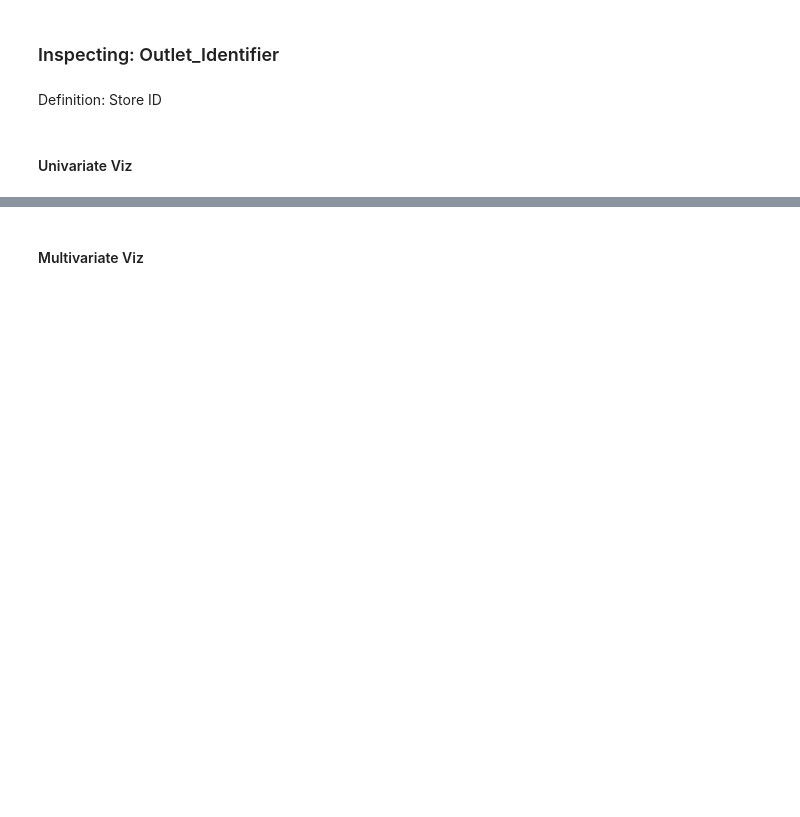
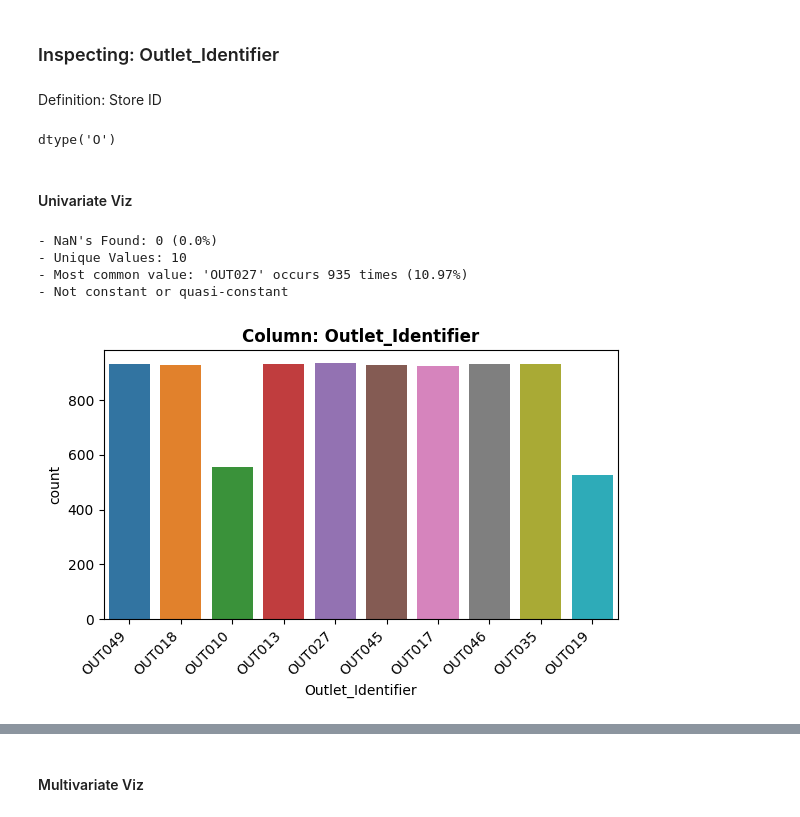
Before and after one commit to Carla9711/Prediction-of-Product-Sales, a Jupyter notebook: Prediction of Product Sales.ipynb, the cells around one changed output, grey strips where cells are left out. Cells and saved outputs as stored; diff of their text form; code cells hidden in the pictures; blank space fills up the shorter version.

```diff
--- a/Prediction of Product Sales.ipynb
+++ b/Prediction of Product Sales.ipynb
@@ -935,5 +935,19 @@ plot_numeric_vs_target(df_sales, feature);
 ### Inspecting: Outlet_Identifier
 # %% [markdown]
 Definition: Store ID
+# %%
+# find data type
+feature = 'Outlet_Identifier'
+df_sales[feature].dtype
+# %% [output]
+dtype('O')
 # %% [markdown]
 #### Univariate Viz
+# %%
+explore_categorical(df_sales,feature);
+# %% [output]
+- NaN's Found: 0 (0.0%)
+- Unique Values: 10
+- Most common value: 'OUT027' occurs 935 times (10.97%)
+- Not constant or quasi-constant
+[figure, added]
```
Also changed, not shown: parts of 2 cells of this notebook.
